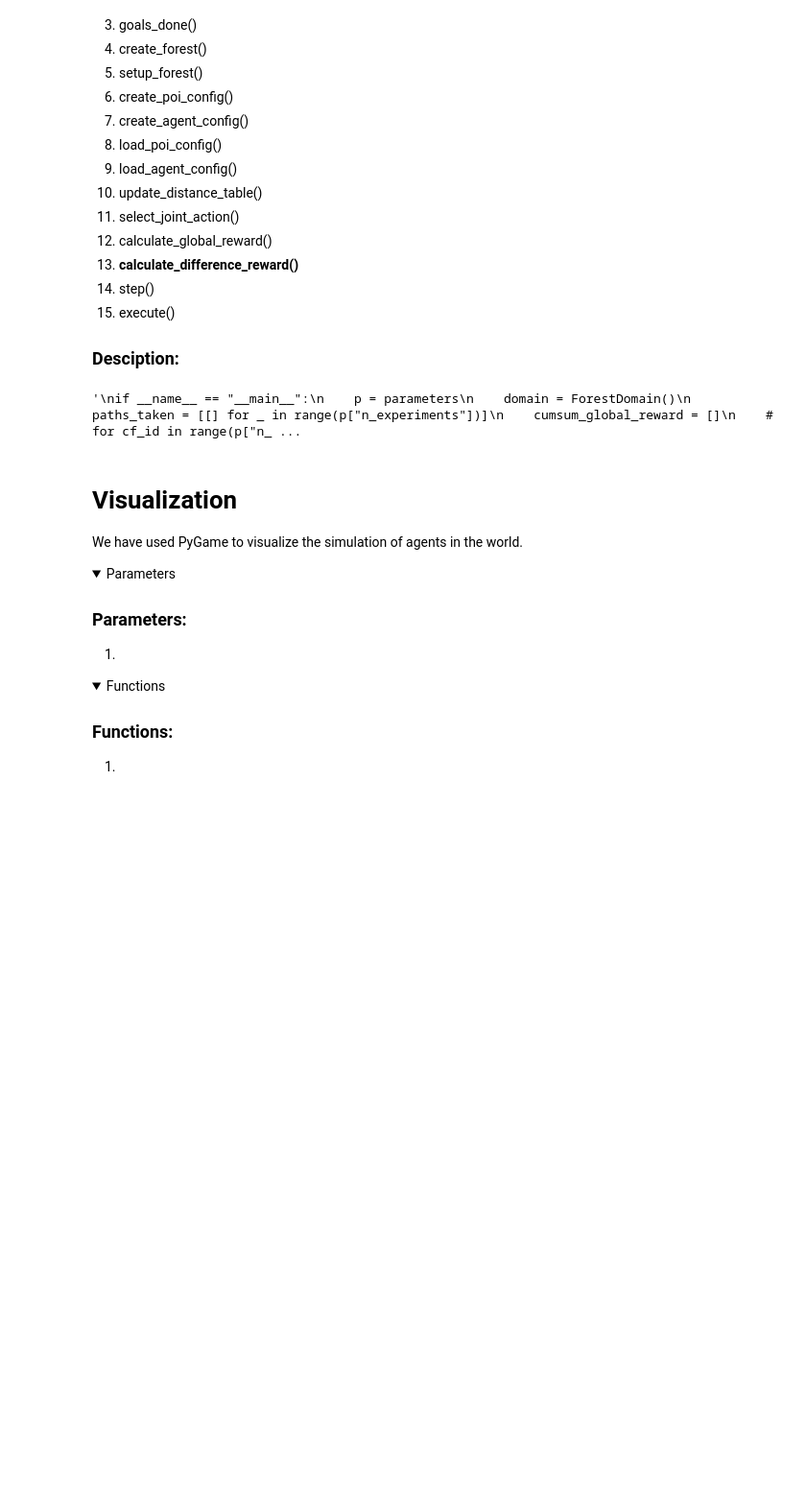
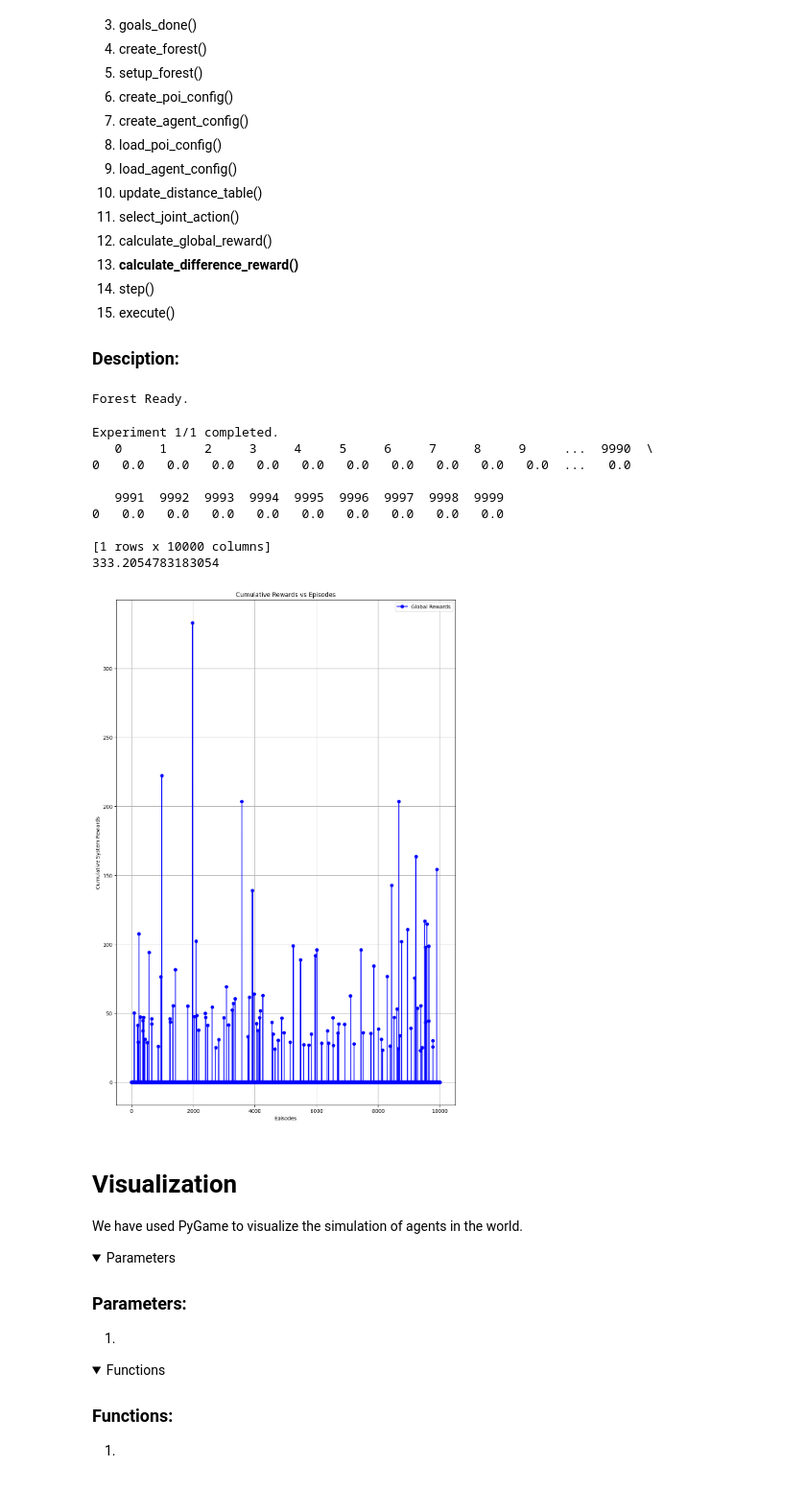
Before and after one commit to GregOratOr/Multiagent_Rover_Domain, a Jupyter notebook: Forest_Domain_MAS.ipynb, the cells around one changed output. Shown at 96% size. Drawn from its saved outputs; the diff is of its cells as text; code cells hidden in the pictures; folded sections open; blank space fills up the shorter version.

```diff
--- a/Forest_Domain_MAS.ipynb
+++ b/Forest_Domain_MAS.ipynb
@@ -805,11 +840,11 @@ class ForestDomain:
             observers = len(observer_agent_ids)
             if observers > 0:
                 for agent in self.agents:
-                    # Provide 10% reward for detecting the poi and give rewards untill poi is not done.
+                    # Provide 20% reward for detecting the poi and give rewards untill poi is not done.
                     if agent.agent_id in observer_agent_ids:
                         if agent.agent_id not in poi.detected:
                             poi.detected.append(agent.agent_id)
-                        agent.l_reward = poi.val * 0.1
+                        agent.nav_reward = poi.val * 0.2
 
             # Get just observer count
             '''
@@ -824,7 +859,7 @@ class ForestDomain:
                 v = poi.val/dist_sq_sum
                 reward_full = v  # Add any other partial rewards gained in the process here.
                 optimum_coupling = poi.opti_coupling  # When there is a different optimum value than the minimum, change this.
-                global_reward[poi.poi_id] = reward_full * (np.e/float(optimum_coupling)) * np.exp(-1 * float(observers/optimum_coupling))
+                global_reward[poi.poi_id] = reward_full * (np.e/float(optimum_coupling)) * observers * np.exp(-1 * float(observers/optimum_coupling))
                 poi_status = True
                 # If the agent needs to be on the POI's location to complete it. Un-comment the block below.
                 '''
@@ -847,16 +882,26 @@ class ForestDomain:
             counterfactual_rewards = np.zeros(self.n_pois)
             detection_radius_sq = (agent.sensor_range/2.0)**2
             for poi in self.pois:
+                if poi.done:
+                    continue
                 observers = 0
+                observer_agent_ids = np.where(self.distance_table[poi.poi_id] <= detection_radius_sq)[0]
                 distances = self.distance_table[poi.poi_id, :]
                 agents_in_radius = distances <= detection_radius_sq
                 agents_in_radius[agent.agent_id] = False
 
                 observers = np.sum(agents_in_radius)
+                if observers > 0:
+                    for agent in self.agents:
+                        # Provide 20% reward for detecting the poi and give rewards untill poi is not done.
+                        if agent.agent_id in observer_agent_ids:
+                            if agent.agent_id not in poi.detected:
+                                poi.detected.append(agent.agent_id)
+                            agent.nav_reward = poi.val * 0.2
                 if observers >= poi.coupling:
                     dist_sq_sum = np.sum(distances[agents_in_radius])
                     v = poi.val/dist_sq_sum
-                    counterfactual_rewards[poi.poi_id] = v * (np.e / float(poi.opti_coupling)) * np.exp(-1 * float(observers/poi.opti_coupling))
+                    counterfactual_rewards[poi.poi_id] = v * (np.e / float(poi.opti_coupling)) * observers * np.exp(-1 * float(observers/poi.opti_coupling))
             difference_rewards[agent.agent_id] = np.sum(self.global_rewards - counterfactual_rewards)
         return difference_rewards
 
@@ -873,17 +918,28 @@ class ForestDomain:
             while n_ghost <= n_ghost_agents:
                 poi_rewards = np.zeros(self.n_pois)
                 for poi in self.pois:
+                    if poi.done:
+                        continue
                     observers = 0
                     dist_sq = self.distance_table[poi.poi_id]
                     ghost_dist_to_add = np.full(n_ghost, dist_sq[agent.agent_id])
                     dist_sq_ghost = np.append(dist_sq, dist_sq[agent.agent_id])
+                    observer_agent_ids = np.where(self.distance_table[poi.poi_id] <= detection_radius_sq)[0]
                     agents_in_radius = dist_sq_ghost <= detection_radius_sq
                     observers = np.sum(agents_in_radius)
+                    if observers > 0:
+                        for agent in self.agents:
+                            # Provide 20% reward for detecting the poi and give rewards untill poi is not done.
+                            if agent.agent_id in observer_agent_ids:
+                                if agent.agent_id not in poi.detected:
+                                    poi.detected.append(agent.agent_id)
+                                agent.nav_reward = poi.val * 0.2
 
                     if observers >= poi.coupling:
                         dist_sq_sum = np.sum(dist_sq_ghost[agents_in_radius])
                         v = poi.val/dist_sq_sum
-                        poi_rewards[poi.poi_id] = v * (np.e / float(poi.opti_coupling)) * np.exp(-1 * float(observers/poi.opti_coupling))
+                        poi_rewards[poi.poi_id] = v * (np.e / float(poi.opti_coupling)) * observers * np.exp(-1 * float(observers/poi.opti_coupling))
+
                 if np.sum(poi_rewards) > np.sum(ghost_global):
                     ghost_global = poi_rewards.copy()
                     n_ghost_opti = n_ghost
@@ -924,7 +980,7 @@ class ForestDomain:
         joint_action = self.select_joint_action(epsilon)
 
         self.step(joint_action)
-        rewards = np.zeros(self.n_agents)
+        reward = np.zeros(self.n_agents)
         match reward_type:
             case 0:
                 # Global rewards
@@ -942,7 +998,9 @@ class ForestDomain:
 
         for agent in self.agents:
             agent.l_reward += reward[agent.agent_id]
+            agent.nav_reward += -1
             agent.update_Qvalue()
+            agent.update_navQvalue()
 # %%
 # def load_poi_config(n_pois, X, Y, radius, value, level, coupling):
 #     all_poi_params = np.zeros((n_pois, 6)) # (n_pois) X (poi_id, x_pos, y_pos, value, level, coupling)
@@ -981,14 +1039,14 @@ class ForestDomain:
 # %%
 # p = parameters
 # %%
-'''
+
 if __name__ == "__main__":
     p = parameters
     domain = ForestDomain()
     paths_taken = [[] for _ in range(p["n_experiments"])]
     cumsum_global_reward = []
-    # for cf_id in range(p["n_experiments"]):
-    #     domain.create_forest(cf_id)
+    for cf_id in range(p["n_experiments"]):
+        domain.create_forest(cf_id)
 
     for cf_id in range(p["n_experiments"]):
         domain.setup_forest()
@@ -1006,35 +1064,46 @@ if __name__ == "__main__":
             global_rewards_over_episode = []
 
             for step in range(p["n_epochs"]):
                 domain.execute(epsilon, step, reward_type=p["reward_type"])
                 global_rewards_over_episode.append(np.sum(domain.global_rewards))
+                if domain.goals_done():
+                    break
                 epsilon *= decay
 
             cumsum_global_rewards_over_experiment.append(np.cumsum(global_rewards_over_episode)[-1])
 
             if episode == p["n_episodes"] - 1 :
                 for agent in domain.agents:
                     paths_taken[cf_id].append(agent.path.copy())
                     # print([(key,": ",value) for key, value in agent.Qtable.items() if value != 0.0], "\n\n")
 
             # print(f"Episode {episode + 1}/{p["n_episodes"]} completed.")
 
         # if cf_id == p["n_experiments"] - 1:
         cumsum_global_reward.append(cumsum_global_rewards_over_experiment.copy())
         print(f"Experiment {cf_id + 1}/{p["n_experiments"]} completed.")
 
         # Save agent_paths using pickle
         create_pickle_file(paths_taken[cf_id],"Output_Data/",("EXP{0}_Agent_path").format(cf_id))
         create_pickle_file(cumsum_global_rewards_over_experiment, "Output_Data/", ("EXP{0}_cumulative_G").format(cf_id))
 
     frame = pd.DataFrame(cumsum_global_reward)
     print(frame)
     print(np.max(cumsum_global_reward))
     plot_cumulative_rewards_experiment(0, cumsum_global_reward)
     # print("\n", paths_taken)
-'''
 # %% [output]
-'\nif __name__ == "__main__":\n    p = parameters\n    domain = ForestDomain()\n    paths_taken = [[] for _ in range(p["n_experiments"])]\n    cumsum_global_reward = []\n    # for cf_id in range(p["n_ ...
+Forest Ready.
+Experiment 1/1 completed.
+   0     1     2     3     4     5     6     7     8     9     ...  9990  \
+0   0.0   0.0   0.0   0.0   0.0   0.0   0.0   0.0   0.0   0.0  ...   0.0
+
+   9991  9992  9993  9994  9995  9996  9997  9998  9999
+0   0.0   0.0   0.0   0.0   0.0   0.0   0.0   0.0   0.0
+
+[1 rows x 10000 columns]
+333.2054783183054
+[figure, added]
 # %%
 # plot_cumulative_rewards_experiment(0, cumsum_global_reward)
 # %% [markdown]
```
Also changed, not shown: parts of 5 cells of this notebook.
